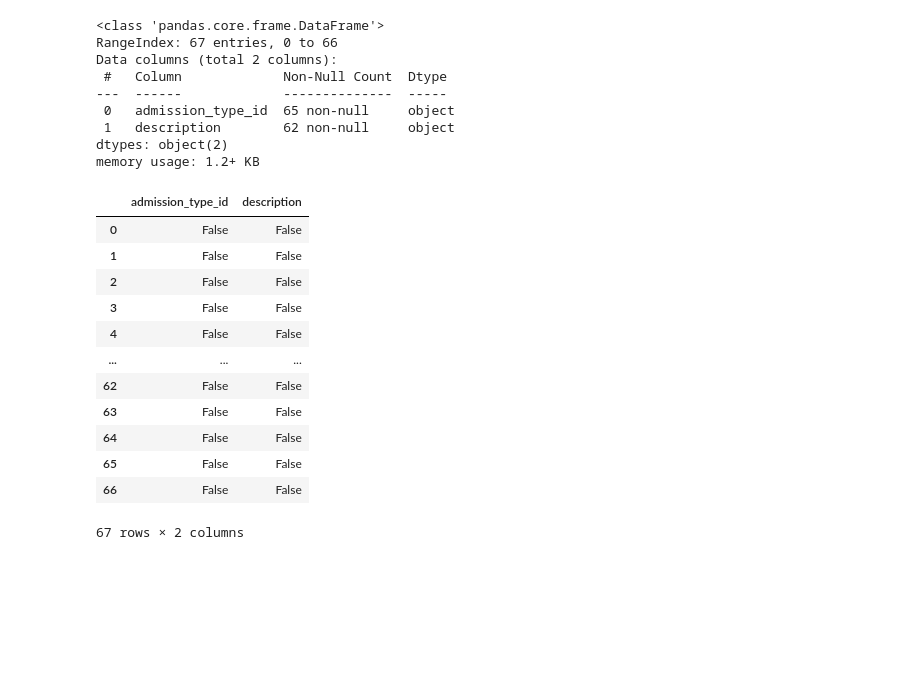
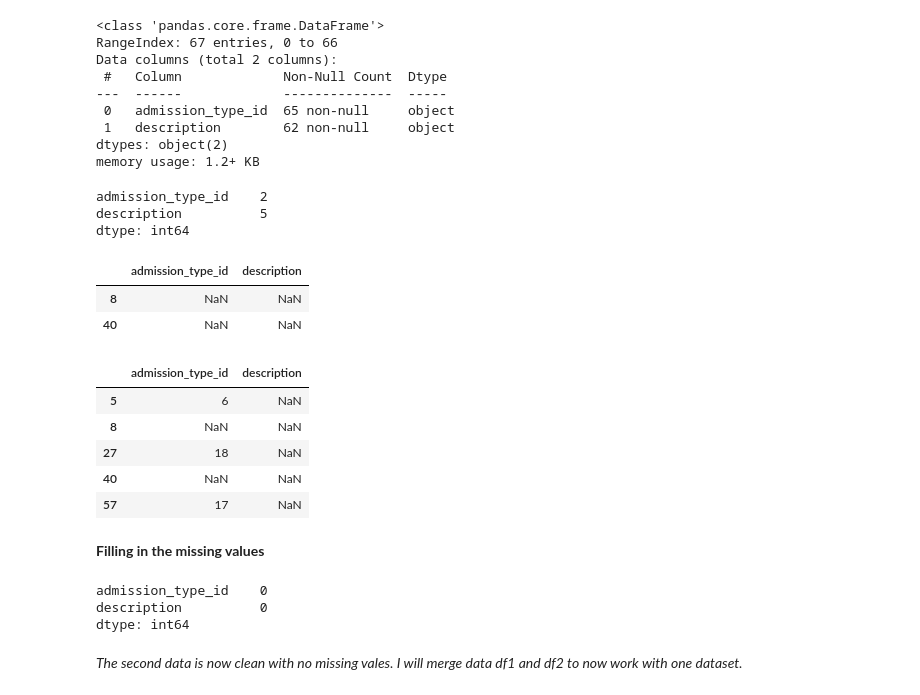
Before and after one commit to Jodhiamboapiyo/Diabetes_130-US_Hospitals_1999-2008, a Jupyter notebook: Index.ipynb, the cells around one changed output. Saved outputs shown, nothing was run; the diff lists cells and outputs as text; code cells hidden in the pictures; blank space fills up the shorter version.

Commit message:
handling missing values

```diff
--- a/Index.ipynb
+++ b/Index.ipynb
@@ -202,18 +202,28 @@ Data columns (total 2 columns):
 dtypes: object(2)
 memory usage: 1.2+ KB
 # %%
-df2.isnull()
+df2.isnull().sum()
 # %% [output]
-|  | admission_type_id | description |
-| 0 | False | False |
-| 1 | False | False |
-| 2 | False | False |
-| 3 | False | False |
-| 4 | False | False |
-| ... | ... | ... |
-| 62 | False | False |
-| 63 | False | False |
-| 64 | False | False |
-| 65 | False | False |
-| 66 | False | False |
-67 rows × 2 columns
+admission_type_id    2
+description          5
+dtype: int64
+# %%
+#Checking for the specific missing values
+missing_admission_types = df2[df2['admission_type_id'].isnull()]
+missing_admission_types
+# %% [output]
+|  | admission_type_id | description |
+| 8 | NaN | NaN |
+| 40 | NaN | NaN |
+# %%
+missing_description = df2[df2['description'].isnull()]
+missing_description
+# %% [output]
+|  | admission_type_id | description |
+| 5 | 6 | NaN |
+| 8 | NaN | NaN |
+| 27 | 18 | NaN |
+| 40 | NaN | NaN |
+| 57 | 17 | NaN |
+# %% [markdown]
+**Filling in the missing values**
@@ -219,0 +236,8 @@ df2.isnull()
+# %%
+df2.isnull().sum()
+# %% [output]
+admission_type_id    0
+description          0
+dtype: int64
+# %% [markdown]
+*The second data is now clean with no missing vales. I will merge data df1 and df2 to now work with one dataset.*
```
Also changed, not shown: parts of 4 cells of this notebook.
